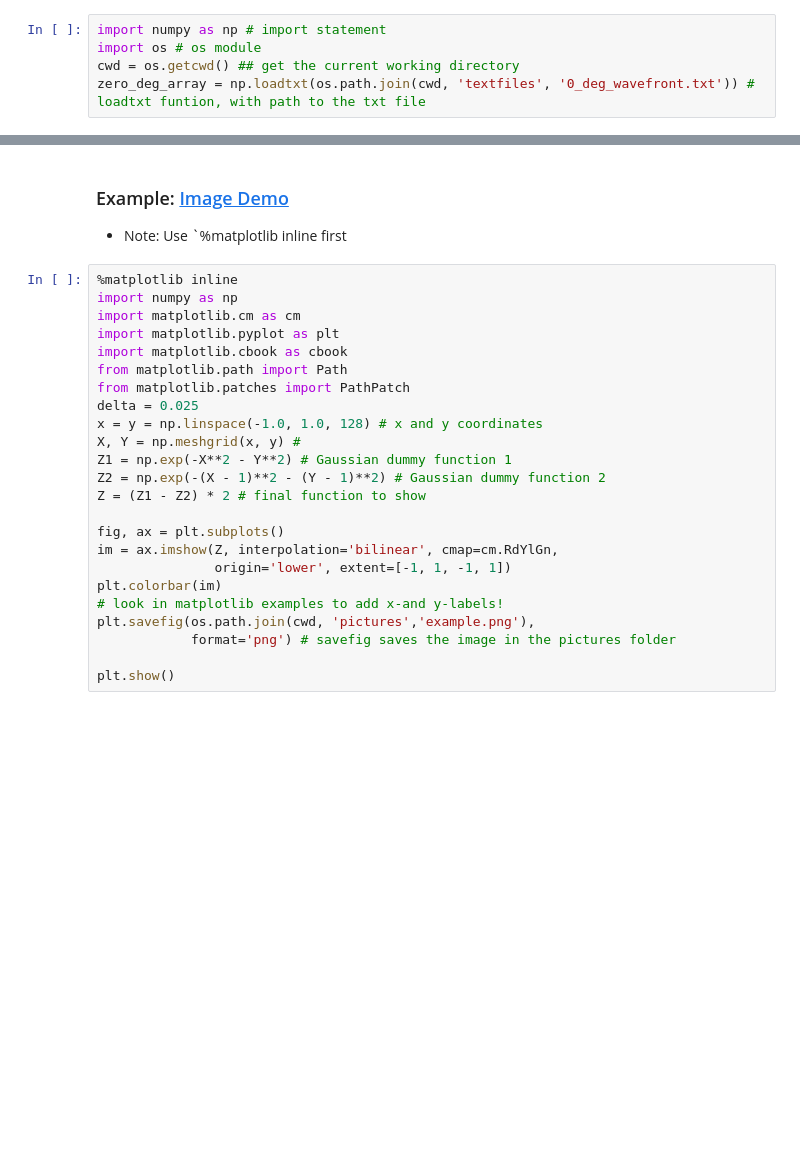
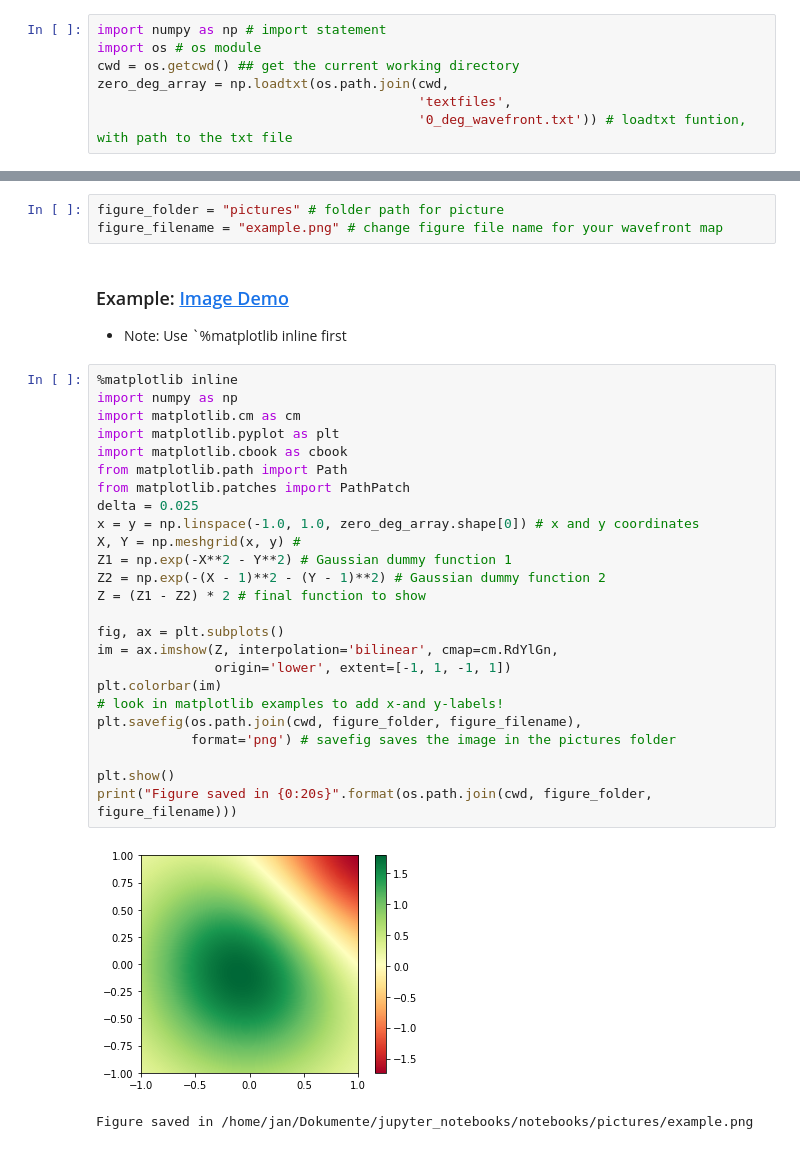
Before and after one commit to hackbeards/jupyter_notebooks, a Jupyter notebook: notebooks/WavefrontMap.ipynb, the cells around one changed output, grey strips where cells are left out. Saved outputs shown, nothing was run; the diff lists cells and outputs as text; blank space fills up the shorter version.

Commit message:
revised wavefront map

```diff
--- a/notebooks/WavefrontMap.ipynb
+++ b/notebooks/WavefrontMap.ipynb
@@ -34,7 +34,9 @@ Im Folgenden sollen die aufgenommenen Wellenfrontfehler, die im .txt Format gesp
 import numpy as np # import statement
 import os # os module
 cwd = os.getcwd() ## get the current working directory
-zero_deg_array = np.loadtxt(os.path.join(cwd, 'textfiles', '0_deg_wavefront.txt')) # loadtxt funtion, with path to the txt file
+zero_deg_array = np.loadtxt(os.path.join(cwd,
+                                         'textfiles',
+                                         '0_deg_wavefront.txt')) # loadtxt funtion, with path to the txt file
 # %%
 zero_deg_array # wave front error for the zero degree field
 # %% [output]
@@ -50,3 +54,6 @@ array([[ 0.,  0.,  0., ...,  0.,  0.,  0.],
+# %%
+figure_folder = "pictures" # folder path for picture
+figure_filename = "example.png" # change figure file name for your wavefront map
 # %% [markdown]
 ### Example: [Image Demo](https://matplotlib.org/gallery/images_contours_and_fields/image_demo.html)
 
@@ -54,24 +61,28 @@ array([[ 0.,  0.,  0., ...,  0.,  0.,  0.],
 # %%
 %matplotlib inline
 import numpy as np
 import matplotlib.cm as cm
 import matplotlib.pyplot as plt
 import matplotlib.cbook as cbook
 from matplotlib.path import Path
 from matplotlib.patches import PathPatch
 delta = 0.025
-x = y = np.linspace(-1.0, 1.0, 128) # x and y coordinates
+x = y = np.linspace(-1.0, 1.0, zero_deg_array.shape[0]) # x and y coordinates
 X, Y = np.meshgrid(x, y) #
 Z1 = np.exp(-X**2 - Y**2) # Gaussian dummy function 1
 Z2 = np.exp(-(X - 1)**2 - (Y - 1)**2) # Gaussian dummy function 2
 Z = (Z1 - Z2) * 2 # final function to show
 
 fig, ax = plt.subplots()
 im = ax.imshow(Z, interpolation='bilinear', cmap=cm.RdYlGn,
                origin='lower', extent=[-1, 1, -1, 1])
 plt.colorbar(im)
 # look in matplotlib examples to add x-and y-labels!
-plt.savefig(os.path.join(cwd, 'pictures','example.png'),
+plt.savefig(os.path.join(cwd, figure_folder, figure_filename),
             format='png') # savefig saves the image in the pictures folder
 
 plt.show()
+print("Figure saved in {0:20s}".format(os.path.join(cwd, figure_folder, figure_filename)))
+# %% [output]
+[figure, added]
+Figure saved in /home/jan/Dokumente/jupyter_notebooks/notebooks/pictures/example.png
```
Also changed, not shown: parts of 3 cells of this notebook, 3 other files.
